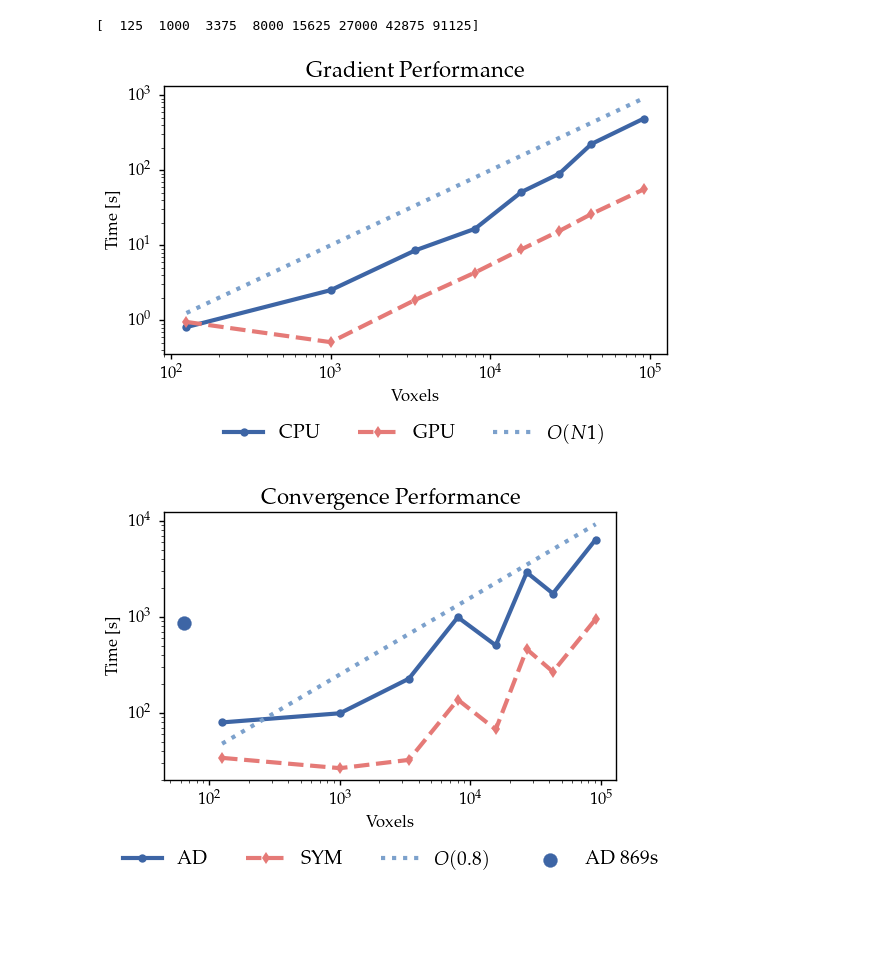
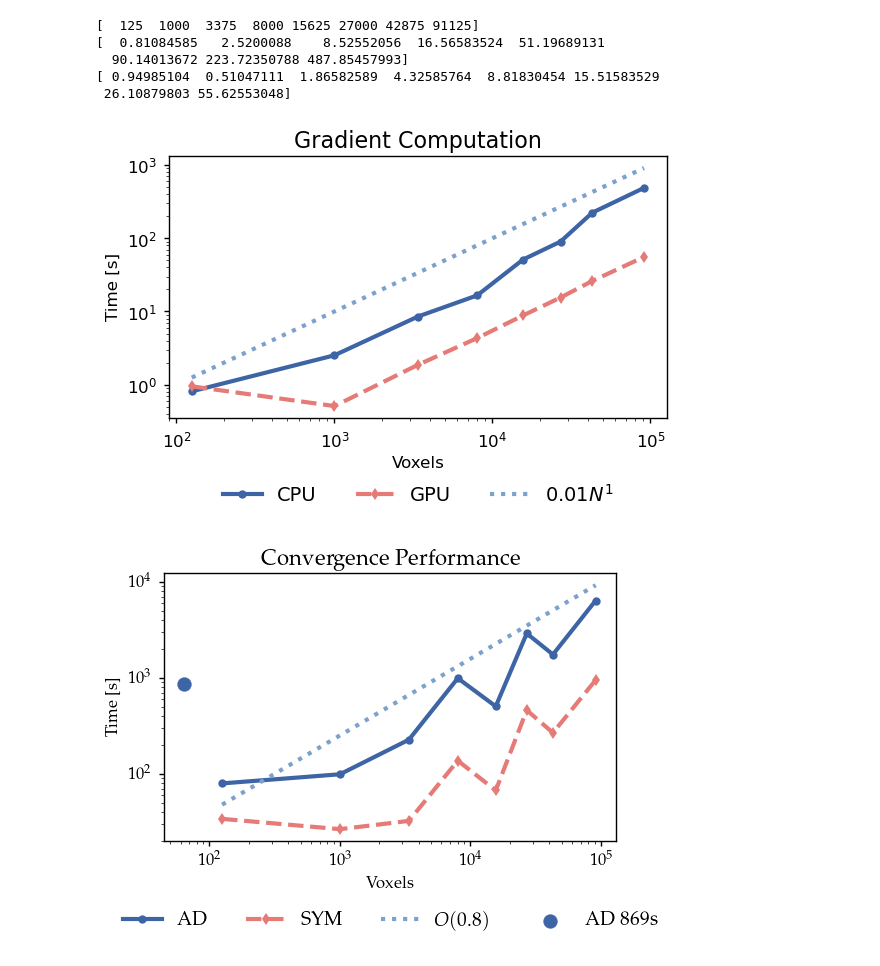
Before and after one commit to RubenDragland/XRD_CT, a Jupyter notebook: Results/data_analysis.ipynb, the cells around one changed output. Cells and saved outputs as stored; diff of their text form; code cells hidden in the pictures; blank space fills up the shorter version.

```diff
--- a/Results/data_analysis.ipynb
+++ b/Results/data_analysis.ipynb
@@ -15,17 +15,23 @@ from post_processing_class import TensorTomographyReconstruction, SH_Reconstruct
 # %%
 CPU_times = np.load(r"C:\Users\Bruker\OneDrive\Dokumenter\NTNU\XRD_CT\Results\thesis_res\CPU_gradient_compute_times.npy")
 GPU_times = np.load(r"C:\Users\Bruker\OneDrive\Dokumenter\NTNU\XRD_CT\Results\thesis_res\GPU_gradient_compute_times.npy")
 
 CPU_res = np.load(r"C:\Users\Bruker\OneDrive\Dokumenter\NTNU\XRD_CT\Results\thesis_res\CPU_performance_results.npy", allow_pickle=True).ravel()[0]
 GPU_res = np.load(r"C:\Users\Bruker\OneDrive\Dokumenter\NTNU\XRD_CT\Results\thesis_res\GPU_performance_results.npy", allow_pickle=True).ravel()[0]
 
 voxels = GPU_res['GPU']["voxels"]
 print(voxels)
+print(CPU_times)
+print(GPU_times)
 
-plot_performance_curves(voxels, CPU_times, GPU_times, help_line = 1, type = "gradient", title = "Gradient Performance", save=False)
+plot_performance_curves(voxels, CPU_times, GPU_times, help_coeff=0.01, help_line = 1, type = "gradient", title = "Gradient Computation", save=True, save_name = "gradient_computation")
 # %% [output]
 [  125  1000  3375  8000 15625 27000 42875 91125]
+[  0.81084585   2.5200088    8.52552056  16.56583524  51.19689131
+  90.14013672 223.72350788 487.85457993]
+[ 0.94985104  0.51047111  1.86582589  4.32585764  8.81830454 15.51583529
+ 26.10879803 55.62553048]
-[figure, old version]
+[figure, new version]
 # %%
 Dummy_path = r"C:\Users\Bruker\OneDrive\Dokumenter\NTNU\XRD_CT\Data Sets\Dummy_periodic_filter1_11cube_4off_0align.mat"
 Dummy = SH_Reconstruction(Dummy_path, dataset=True)
```
Also changed, not shown: parts of 7 cells of this notebook.
